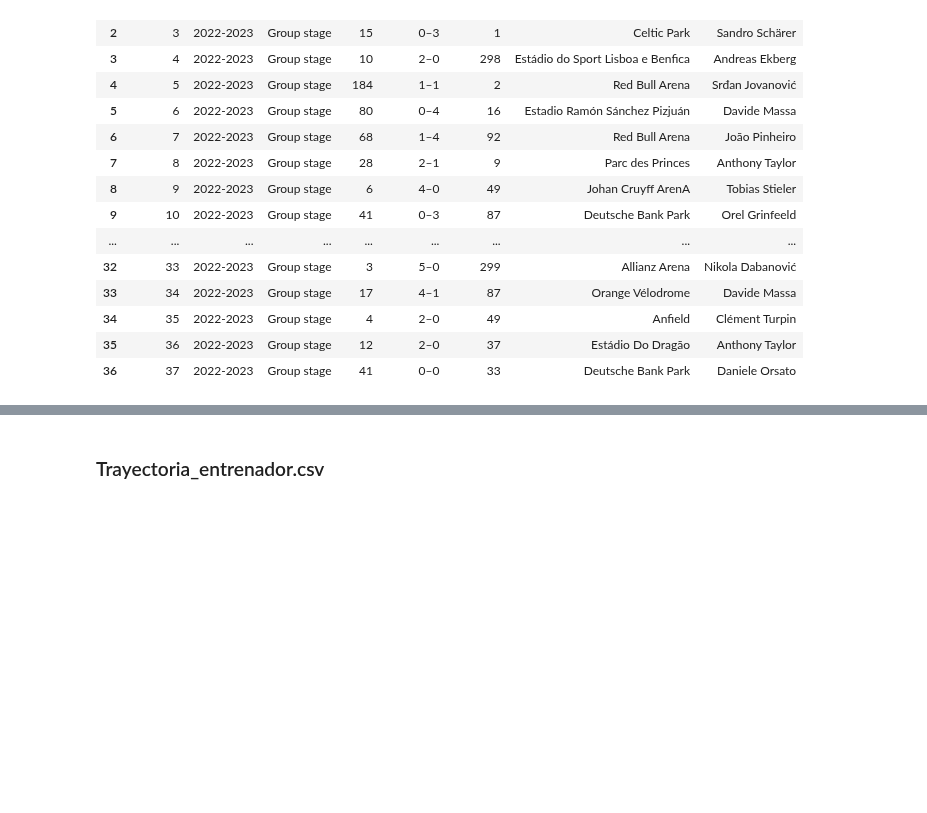
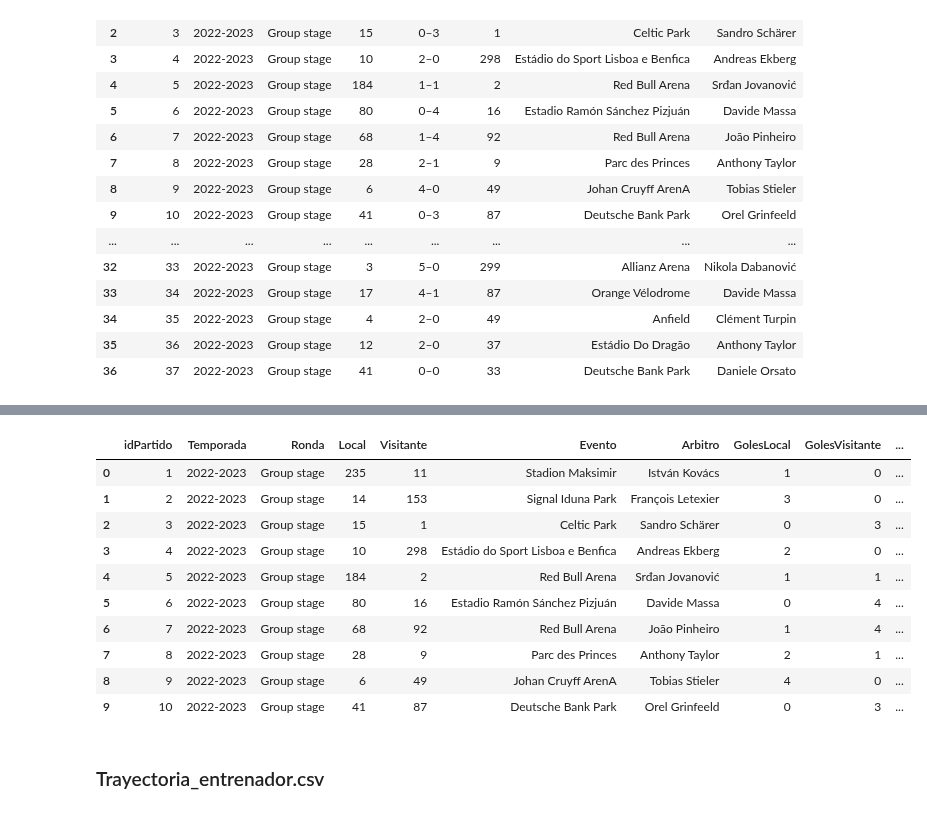
Before and after one commit to crltsnch/Champions_23-24, a Jupyter notebook: preparacion.ipynb, the cells around one changed output, grey strips where cells are left out. Saved outputs shown, nothing was run; the diff lists cells and outputs as text; code cells hidden in the pictures; blank space fills up the shorter version.

```diff
--- a/preparacion.ipynb
+++ b/preparacion.ipynb
@@ -278,3 +278,8 @@ df3.head(37)
 | 34 | 35 | 2022-2023 | Group stage | 4 | 2–0 | 49 | Anfield | Clément Turpin |
 | 35 | 36 | 2022-2023 | Group stage | 12 | 2–0 | 37 | Estádio Do Dragão | Anthony Taylor |
 | 36 | 37 | 2022-2023 | Group stage | 41 | 0–0 | 33 | Deutsche Bank Park | Daniele Orsato |
+# %%
+#Goles de local y visitante en diferentes columnas
+df3[['GolesLocal','GolesVisitante']] = df3['Resultado'].str.split('–',expand=True)
+df3 = df3.drop(columns=['Resultado'])
+df3.head(10)
@@ -281,3 +298,21 @@ df3.head(37)
+# %%
+#Columnas booleanas para saber si el equipo local o visitante ganó, empató o perdió
+df3['VictoriaLocal'] = (df3['GolesLocal'] > df3['GolesVisitante']).astype(int)
+df3['Empate'] = (df3['GolesLocal'] == df3['GolesVisitante']).astype(int)
+df3['VictoriaVisitante'] = (df3['GolesLocal'] < df3['GolesVisitante']).astype(int)
+df3.head(10)
+# %% [output]
+|  | idPartido | Temporada | Ronda | Local | Visitante | Evento | Arbitro | GolesLocal | GolesVisitante | ... |
+| 0 | 1 | 2022-2023 | Group stage | 235 | 11 | Stadion Maksimir | István Kovács | 1 | 0 | ... |
+| 1 | 2 | 2022-2023 | Group stage | 14 | 153 | Signal Iduna Park | François Letexier | 3 | 0 | ... |
+| 2 | 3 | 2022-2023 | Group stage | 15 | 1 | Celtic Park | Sandro Schärer | 0 | 3 | ... |
+| 3 | 4 | 2022-2023 | Group stage | 10 | 298 | Estádio do Sport Lisboa e Benfica | Andreas Ekberg | 2 | 0 | ... |
+| 4 | 5 | 2022-2023 | Group stage | 184 | 2 | Red Bull Arena | Srđan Jovanović | 1 | 1 | ... |
+| 5 | 6 | 2022-2023 | Group stage | 80 | 16 | Estadio Ramón Sánchez Pizjuán | Davide Massa | 0 | 4 | ... |
+| 6 | 7 | 2022-2023 | Group stage | 68 | 92 | Red Bull Arena | João Pinheiro | 1 | 4 | ... |
+| 7 | 8 | 2022-2023 | Group stage | 28 | 9 | Parc des Princes | Anthony Taylor | 2 | 1 | ... |
+| 8 | 9 | 2022-2023 | Group stage | 6 | 49 | Johan Cruyff ArenA | Tobias Stieler | 4 | 0 | ... |
+| 9 | 10 | 2022-2023 | Group stage | 41 | 87 | Deutsche Bank Park | Orel Grinfeeld | 0 | 3 | ... |
 # %% [markdown]
 ### Trayectoria_entrenador.csv
 # %% [markdown]
```
Also changed, not shown: parts of 3 cells of this notebook.
